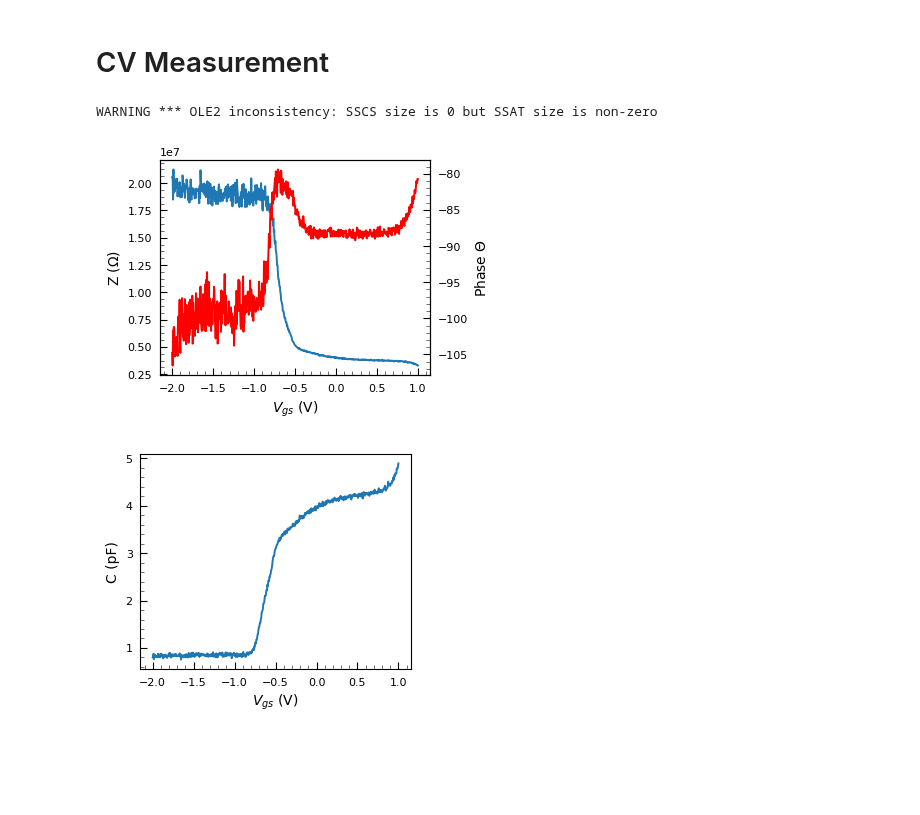
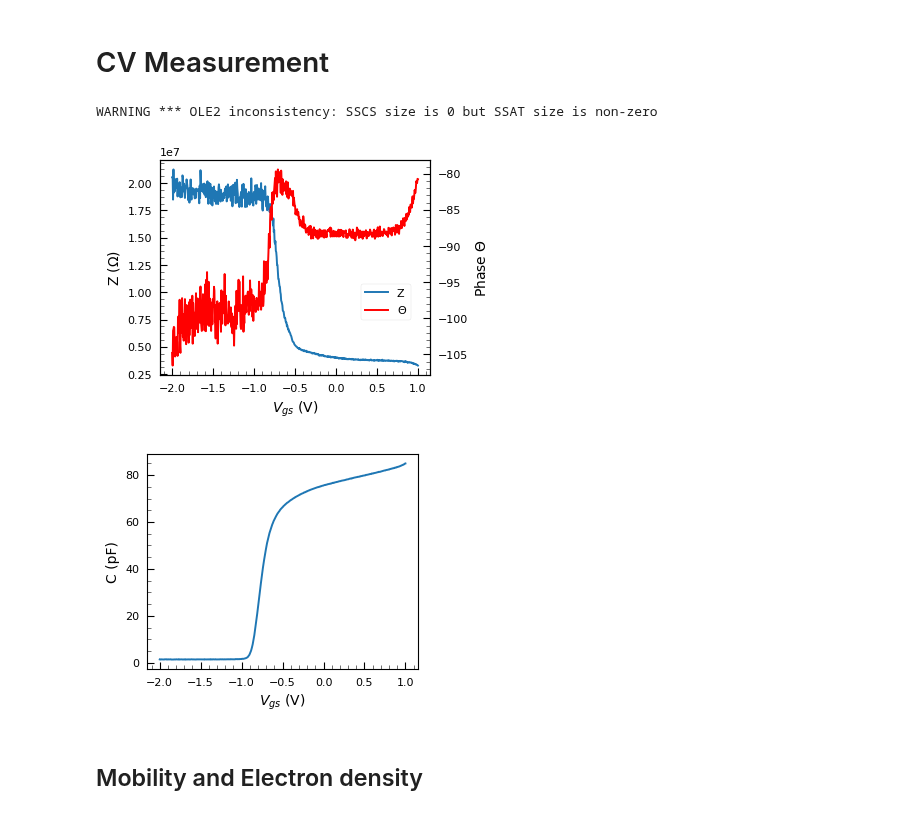
Before and after one commit to prabowobagas/Jupyter-Notebook-Thesis, a Jupyter notebook: Weekly Journal.ipynb, the cells around one changed output. Cells and saved outputs as stored; diff of their text form; code cells hidden in the pictures; blank space fills up the shorter version.

Commit message:
Jupyter with Capacitance Measurement BEFORE MOBILITY AND Ns

```diff
--- a/Weekly Journal.ipynb
+++ b/Weekly Journal.ipynb
@@ -930,41 +929,57 @@ fig3.set_size_inches(plot_width*0.9, plot_height)
 def wrapper_vgs(dataframe):
     dataframe.drop('Unnamed: 5', axis=1,inplace=True)
     dataframe.columns = ['time','Vds','Vgs','Igs','Ids']
     return dataframe
 
 df = pd.read_excel('Data\\CV Measurement\\dev16\\CV 10 KHz 50mV -- Vgs -2V to 1V.xls')
 DC_linspace = df['DCV_AB']
 X_c = abs(df['Z_AB'])*np.sin(df['Theta_AB']*sp.pi/180)
 
 # X_c_smooth = savgol_filter(X_c,99,3)
 
 C = -1/(X_c*10000*2*sp.pi)
 fig, ax1 = plt.subplots()
-ax1.plot(df['DCV_AB'], df['Z_AB'] )
+ax1.plot(df['DCV_AB'], df['Z_AB'], label = 'Z' )
 ax1.set_xlabel('$V_{gs}$ (V)', fontsize=10)
 ax1.set_ylabel('Z ($\Omega$)',  fontsize=10)
 ax1.tick_params(axis = 'both', which = 'both', length=5, direction='in')
 ax1.minorticks_on()
 ax1.tick_params(axis='both', which='minor', length=3)
 # ax1.set_ylim(-10**(-12),10**(-12))
 
 ax2 = ax1.twinx()
-ax2.plot(df['DCV_AB'],  df['Theta_AB'], color='r')
+ax2.plot(df['DCV_AB'],  df['Theta_AB'], color='r', label = '$\Theta$')
 ax2.set_ylabel('Phase $\Theta$', fontsize=10)
 ax2.tick_params(axis = 'both', which = 'both', length=5, direction='in')
 ax2.minorticks_on()
 ax2.tick_params(axis='both', which='minor', length=3)
 fig.set_size_inches(plot_width, plot_height*1.3)
 
+fig.legend(prop={'size': 8}, loc=1, bbox_to_anchor=(0.95,0.45), bbox_transform=ax1.transAxes)
+
+
 fig2, ax3 = plt.subplots()
-ax3.set_xlabel('$V_{gs}$ (V)', fontsize=10)
-ax3.set_ylabel('C (pF)',  fontsize=10)
-ax3.plot(DC_linspace,C/10**(-12))
-ax3.tick_params(axis = 'both', which = 'both', length=5, direction='in')
-ax3.minorticks_on()
-ax3.tick_params(axis='both', which='minor', length=3)
-fig2.set_size_inches(plot_width, plot_height*1.3)
+for i in [10]:
+    df_cv = pd.read_csv('Data\\CV Measurement\\CV-Dataframe\\dev1-CV-' + str(i)+'KHz.txt', sep='\t')
+    ax3.plot(df_cv['DC_linspace'],df_cv['C']/10**(-12), label = str(i)+'KHz')
+    ax3.set_xlabel('$V_{gs}$ (V)', fontsize=10)
+    ax3.set_ylabel('C (pF)',  fontsize=10)
+    ax3.tick_params(axis = 'both', which = 'both', length=5, direction='in')
+    ax3.minorticks_on()
+    ax3.tick_params(axis='both', which='minor', length=3)
+    fig2.set_size_inches(plot_width, plot_height*1.3)
+#     plt.legend(prop={'size': 9})
+
+# fig2.savefig('Figures\\CV-Measurement\\dev16-CV-Frequency_Dependence.pdf', format='pdf', dpi=300,bbox_inches='tight')
+# fig.savefig('Figures\\CV-Measurement\\dev16-Impedance_10Khz.pdf', format='pdf', dpi=300,bbox_inches='tight')
+
+
+# data = list(zip(DC_linspace, C))
+# df_to_csv = pd.DataFrame(data, columns=['DC_linspace', 'C'])
+# df_to_csv.to_csv('Data\\CV Measurement\\CV-Dataframe\\dev1-CV-50KHz.txt', sep='\t', index=False)
 # %% [output]
 WARNING *** OLE2 inconsistency: SSCS size is 0 but SSAT size is non-zero
-[figure, old version]
+[figure, new version]
-[figure, old version]
+[figure, new version]
+# %% [markdown]
+## Mobility and Electron density
```
Also changed, not shown: parts of 1 cell of this notebook, 14 other files.
